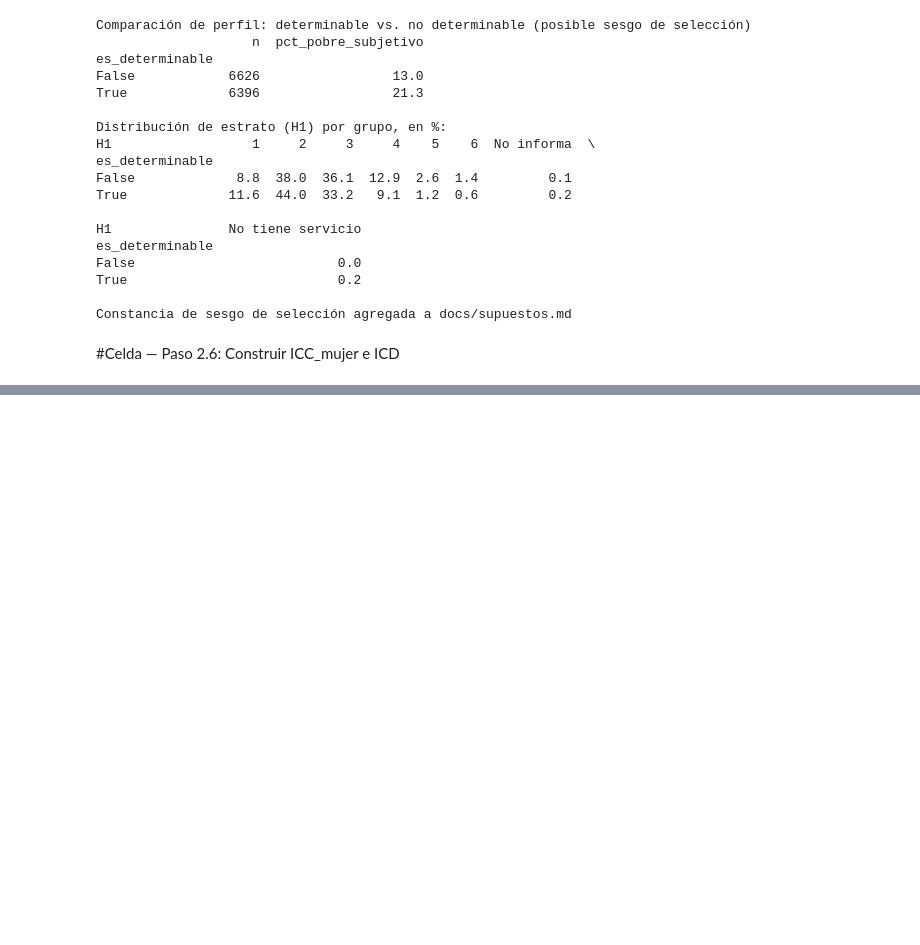
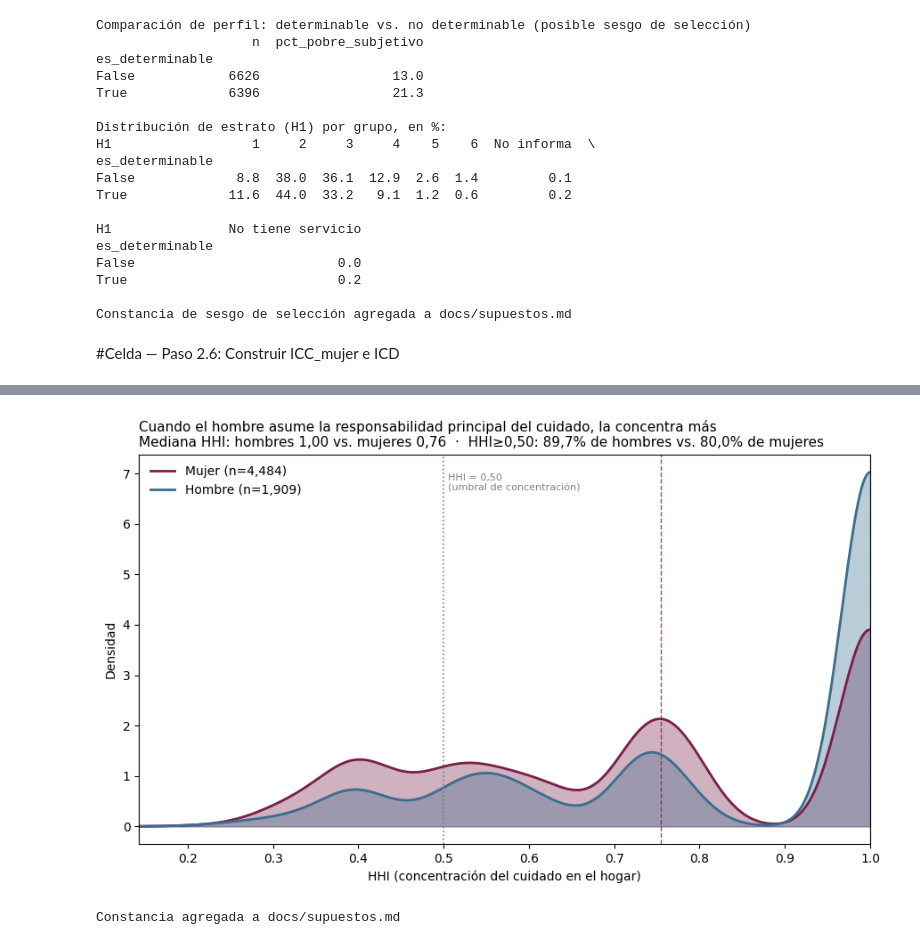
Before and after one commit to AnaTuPatrona/DataJamDistrital_Bogota2026, a Jupyter notebook: scripts/notebooks/02_indices.ipynb, the cells around one changed output, grey strips where cells are left out. Saved outputs shown, nothing was run; the diff lists cells and outputs as text; code cells hidden in the pictures; blank space fills up the shorter version.

```diff
--- a/scripts/notebooks/02_indices.ipynb
+++ b/scripts/notebooks/02_indices.ipynb
@@ -580,0 +704,79 @@ plt.show()
+# %%
+import matplotlib.pyplot as plt
+from scipy.stats import gaussian_kde
+
+fig, ax = plt.subplots(figsize=(9, 5.5))
+
+datos_mujer = df_icc.loc[df_icc["sexo_responsable_principal"] == "Mujer", "HHI"]
+datos_hombre = df_icc.loc[df_icc["sexo_responsable_principal"] == "Hombre", "HHI"]
+
+x_grid = np.linspace(1/7, 1.0, 500)
+
+for datos, color, label, n in [
+    (datos_mujer, "#7a2048", f"Mujer (n={len(datos_mujer):,})", len(datos_mujer)),
+    (datos_hombre, "#3b6e8f", f"Hombre (n={len(datos_hombre):,})", len(datos_hombre)),
+]:
+    kde = gaussian_kde(datos, bw_method=0.15)
+    ax.fill_between(x_grid, kde(x_grid), alpha=0.35, color=color)
+    ax.plot(x_grid, kde(x_grid), color=color, linewidth=2, label=label)
+    ax.axvline(datos.median(), color=color, linestyle="--", linewidth=1, alpha=0.8)
+
+ax.axvline(0.50, color="gray", linestyle=":", linewidth=1.2)
+ax.text(0.505, ax.get_ylim()[1]*0.95, "HHI = 0,50\n(umbral de concentración)",
+        fontsize=8, color="gray", va="top")
+
+ax.set_xlabel("HHI (concentración del cuidado en el hogar)")
+ax.set_ylabel("Densidad")
+ax.set_title(
+    "Cuando el hombre asume la responsabilidad principal del cuidado, la concentra más\n"
+    f"Mediana HHI: hombres 1,00 vs. mujeres 0,76  ·  HHI≥0,50: 89,7% de hombres vs. 80,0% de mujeres",
+    fontsize=11, loc="left"
+)
+ax.legend(loc="upper left", frameon=False)
+ax.set_xlim(1/7, 1.0)
+
+plt.tight_layout()
+plt.savefig("../../outputs/tableau/grafico1_hhi_por_sexo.png", dpi=200, bbox_inches="tight")
+plt.show()
+# %% [output]
+[figure, added]
+# %%
+texto_supuesto_grafico1 = f"""
+## Gráfico 1 (dashboard) — Distribución de HHI por sexo del responsable principal (registrado {pd.Timestamp.now().strftime('%Y-%m-%d')})
+
+**Estadísticos** (n={stats_por_sexo['count'].sum()} con sexo determinado):
+
+| Sexo | Media HHI | Mediana HHI | n | % con HHI≥0,50 |
+|---|---|---|---|---|
+| Mujer | 0,728 | 0,755 | 4.484 | 80,0% |
+| Hombre | 0,832 | 1,000 | 1.909 | 89,7% |
+
+**Hallazgo — no confundir con la hipótesis principal del proyecto:** cuando el hombre
+es responsable principal, concentra las tareas de cuidado en mayor grado que cuando lo
+es la mujer (mediana 1,00 vs. 0,76). Esto es un hallazgo *condicional* — mide intensidad
+de concentración dado que ya se es el responsable, no la probabilidad de llegar a serlo.
+
+**No contradice H-A:** la evidencia central de H-A no es la intensidad de concentración
+por sexo, sino la **prevalencia**: 4.484 mujeres son responsables principales frente a
+1.909 hombres (2,35× más mujeres), documentado en el Paso 2.5. Son dos preguntas
+distintas — "¿quién llega a concentrar el cuidado?" (mayoritariamente mujeres) vs.
+"¿cuánto concentra quien ya lo hace?" (más intenso en hombres, posiblemente porque los
+hombres que terminan siendo responsable único de cuidado en este contexto lo hacen en
+hogares con menos alternativas de reparto — hipótesis no verificada aquí, requeriría
+análisis adicional).
+
+**Título del dashboard elegido para evitar esta confusión:** *"Cuando el hombre asume la
+responsabilidad principal del cuidado, la concentra más"* — describe el hallazgo del HHI
+específicamente, sin insinuar que contradice o reemplaza el hallazgo de prevalencia.
+Ambos gráficos (este y el de prevalencia de responsable principal por sexo) deben
+presentarse juntos en el dashboard para evitar lectura parcial.
+
+Archivo: `outputs/tableau/grafico1_hhi_por_sexo.png`.
+"""
+
+with open("../../docs/supuestos.md", "a", encoding="utf-8") as f:
+    f.write(texto_supuesto_grafico1)
+
+print("Constancia agregada a docs/supuestos.md")
+# %% [output]
+Constancia agregada a docs/supuestos.md
```
Also changed, not shown: parts of 37 cells of this notebook, 3 other files.
